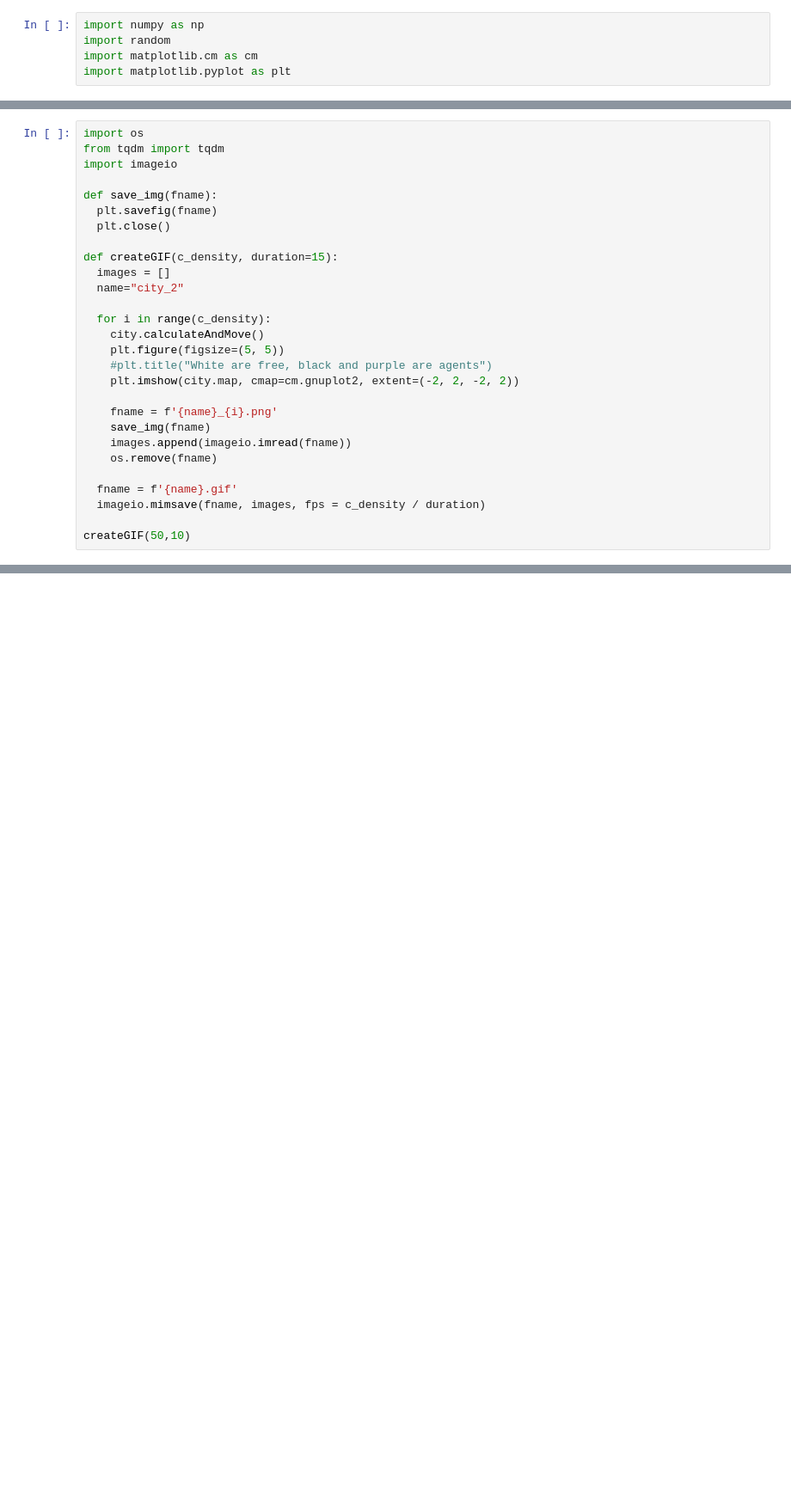
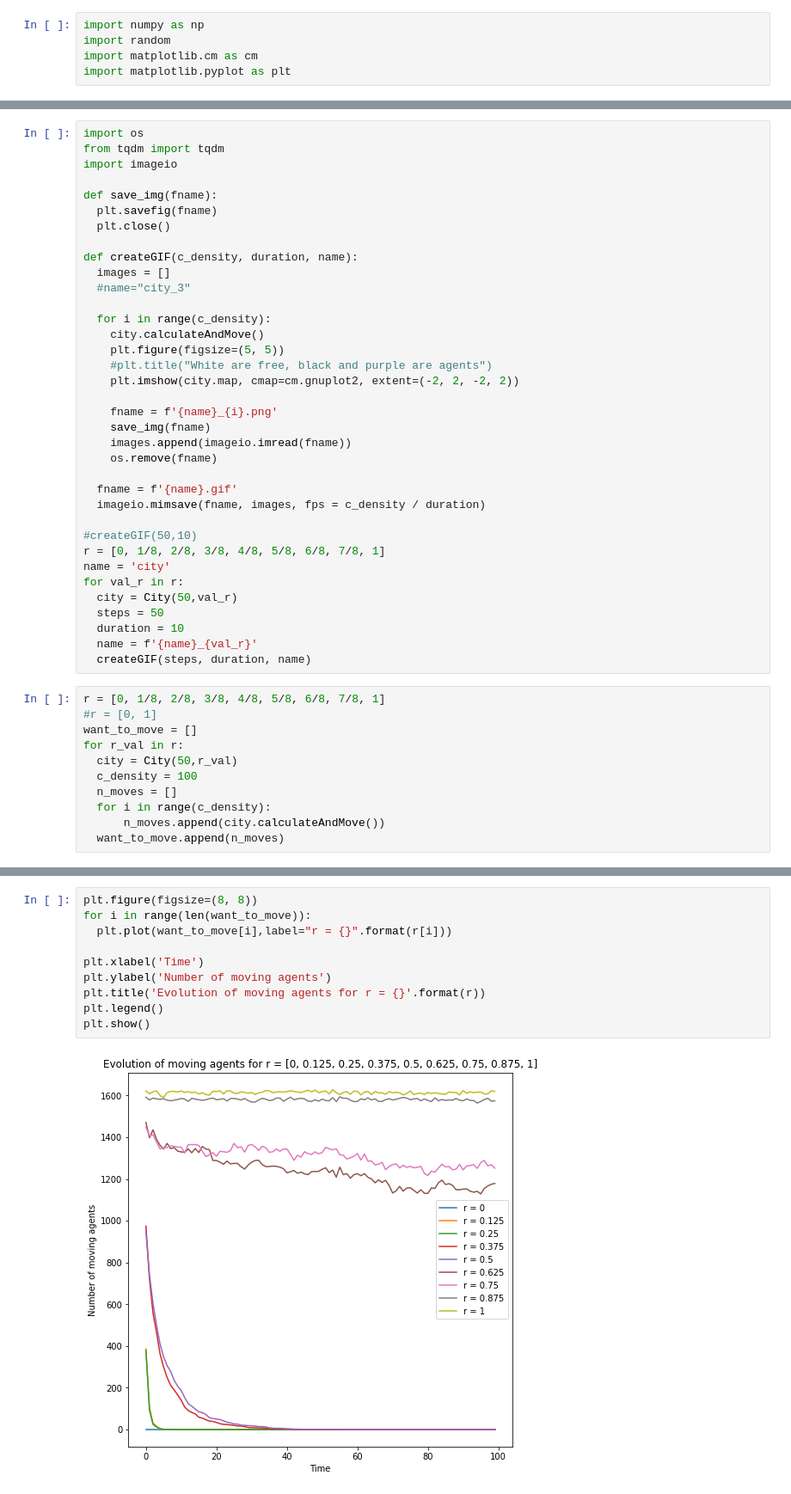
Before and after one commit to AnnyshkaF/High-Performance-Lab, a Jupyter notebook: task_3.ipynb, the cells around one changed output, grey strips where cells are left out. Shown: that part at 86% size. Saved outputs shown, nothing was run; the diff lists cells and outputs as text; blank space fills up the shorter version.

```diff
--- a/task_3.ipynb
+++ b/task_3.ipynb
@@ -84,9 +96,9 @@ def save_img(fname):
   plt.savefig(fname)
   plt.close()
 
-def createGIF(c_density, duration=15):
+def createGIF(c_density, duration, name):
   images = []
-  name="city_2"
+  #name="city_3"
 
   for i in range(c_density):
     city.calculateAndMove()
@@ -102,4 +114,23 @@ def createGIF(c_density, duration=15):
   fname = f'{name}.gif'
   imageio.mimsave(fname, images, fps = c_density / duration)
 
-createGIF(50,10)
+#createGIF(50,10)
+r = [0, 1/8, 2/8, 3/8, 4/8, 5/8, 6/8, 7/8, 1]
+name = 'city'
+for val_r in r:
+  city = City(50,val_r)
+  steps = 50
+  duration = 10
+  name = f'{name}_{val_r}'
+  createGIF(steps, duration, name)
+# %%
+r = [0, 1/8, 2/8, 3/8, 4/8, 5/8, 6/8, 7/8, 1]
+#r = [0, 1]
+want_to_move = []
+for r_val in r:
+  city = City(50,r_val)
+  c_density = 100
+  n_moves = []
+  for i in range(c_density):
+      n_moves.append(city.calculateAndMove())
+  want_to_move.append(n_moves)
@@ -105,0 +139,12 @@ createGIF(50,10)
+# %%
+plt.figure(figsize=(8, 8))
+for i in range(len(want_to_move)):
+  plt.plot(want_to_move[i],label="r = {}".format(r[i]))
+
+plt.xlabel('Time')
+plt.ylabel('Number of moving agents')
+plt.title('Evolution of moving agents for r = {}'.format(r))
+plt.legend()
+plt.show()
+# %% [output]
+[figure, added]
```
Also changed, not shown: parts of 10 cells of this notebook.
